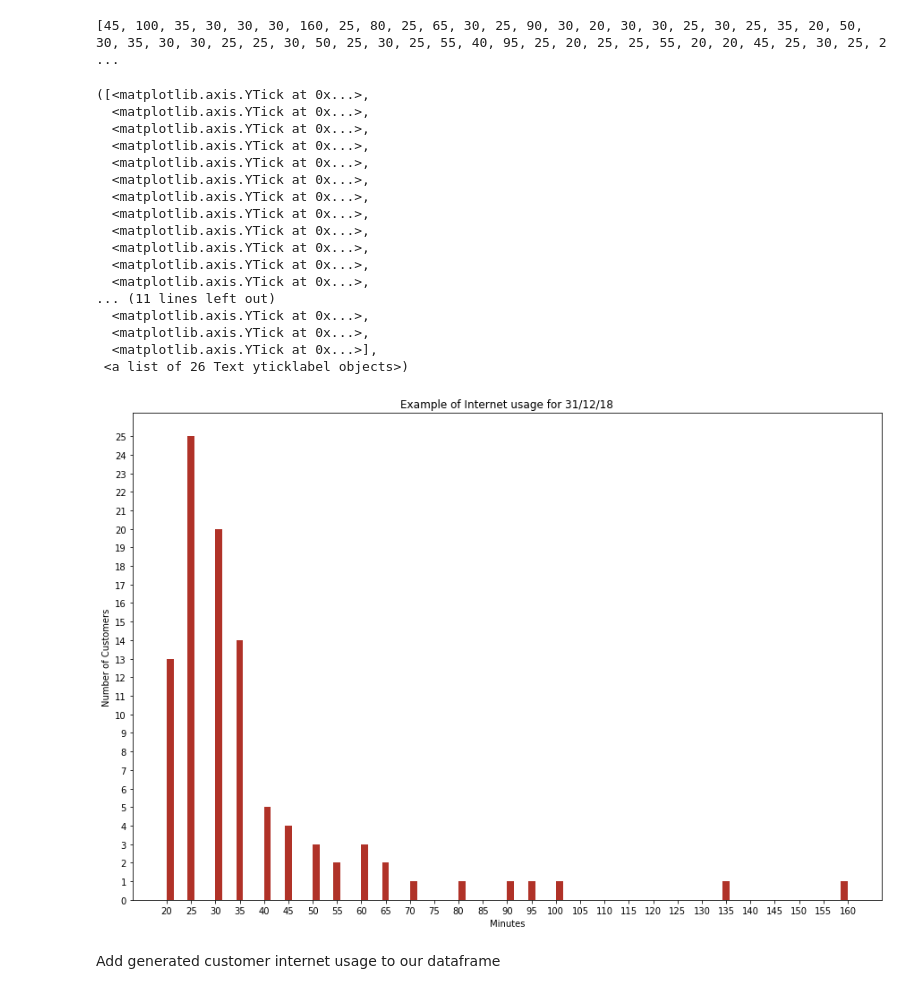
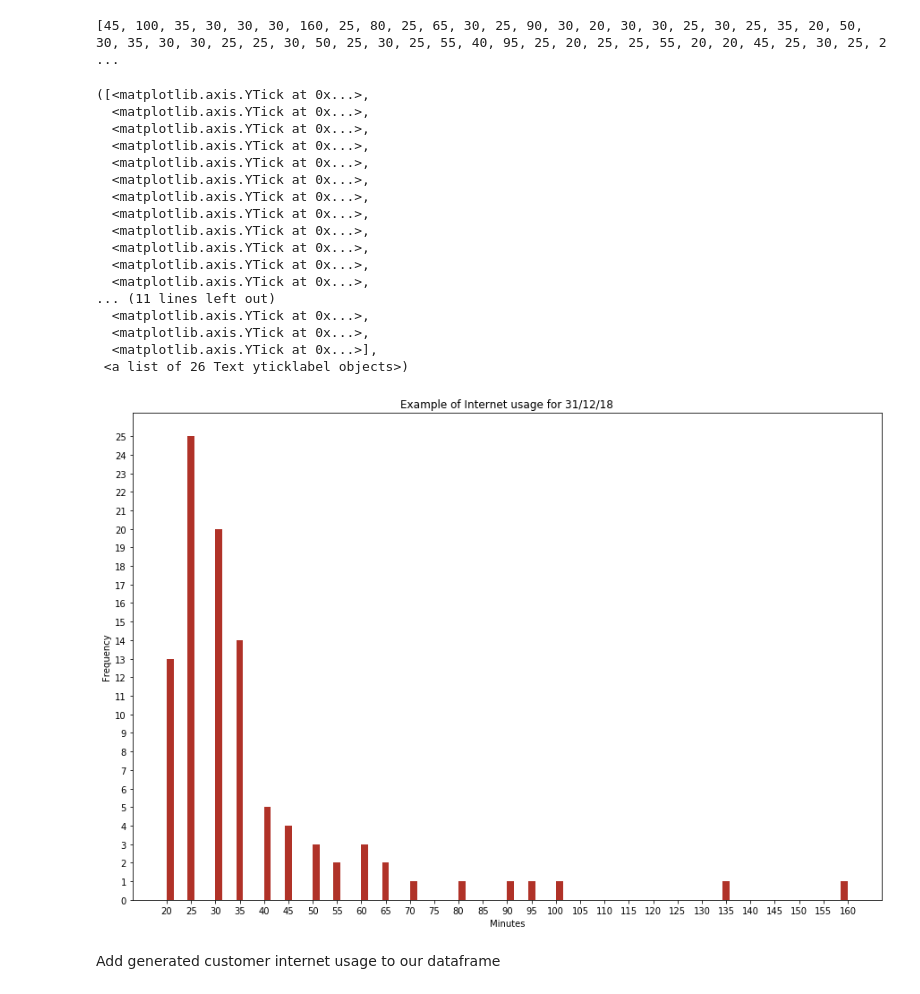
Before and after one commit to Slawak1/GMIT-ProgDA-Project_2019, a Jupyter notebook: GMIT-ProgDA-Project_2019.ipynb, the cells around one changed output. Cells and saved outputs as stored; diff of their text form; code cells hidden in the pictures.

```diff
--- a/GMIT-ProgDA-Project_2019.ipynb
+++ b/GMIT-ProgDA-Project_2019.ipynb
@@ -243,36 +243,36 @@ print (minutes_per_customer_rounded)
 # %% [output]
 [45, 100, 35, 30, 30, 30, 160, 25, 80, 25, 65, 30, 25, 90, 30, 20, 30, 30, 25, 30, 25, 35, 20, 50, 30, 35, 30, 30, 25, 25, 30, 50, 25, 30, 25, 55, 40, 95, 25, 20, 25, 25, 55, 20, 20, 45, 25, 30, 25, 2 ...
 # %%
-# histogram plot of internet usage
+# histogram plot of internet usage [14]
 plt.figure(figsize=(15, 10))
 plt.hist(minutes_per_customer_rounded, bins=len(minutes_per_customer_rounded), facecolor=(.69, .198, .155)) # plot histogram with number of bins equal
                                                                             # to length of minutes_per_customer_rounded list
 
 plt.title('Example of Internet usage for 31/12/18') # set title
 plt.xlabel('Minutes') # set X label
-plt.ylabel('Number of Customers') # set Y label
+plt.ylabel('Frequency') # set Y label
 
 plt.xticks(np.arange(min(minutes_per_customer_rounded),max(minutes_per_customer_rounded)+5 , 5.0)) # set X axis ticks
 plt.yticks(np.arange(0,26,1)) # set Y axis ticks
 # %% [output]
 ([<matplotlib.axis.YTick at 0x...>,
   <matplotlib.axis.YTick at 0x...>,
   <matplotlib.axis.YTick at 0x...>,
   <matplotlib.axis.YTick at 0x...>,
   <matplotlib.axis.YTick at 0x...>,
   <matplotlib.axis.YTick at 0x...>,
   <matplotlib.axis.YTick at 0x...>,
   <matplotlib.axis.YTick at 0x...>,
   <matplotlib.axis.YTick at 0x...>,
   <matplotlib.axis.YTick at 0x...>,
   <matplotlib.axis.YTick at 0x...>,
   <matplotlib.axis.YTick at 0x...>,
 ... (11 lines left out)
   <matplotlib.axis.YTick at 0x...>,
   <matplotlib.axis.YTick at 0x...>,
   <matplotlib.axis.YTick at 0x...>],
  <a list of 26 Text yticklabel objects>)
-[figure, old version]
+[figure, new version]
 # %% [markdown]
 Add generated customer internet usage to our dataframe
 # %%
```
Also changed, not shown: parts of 24 cells of this notebook.
